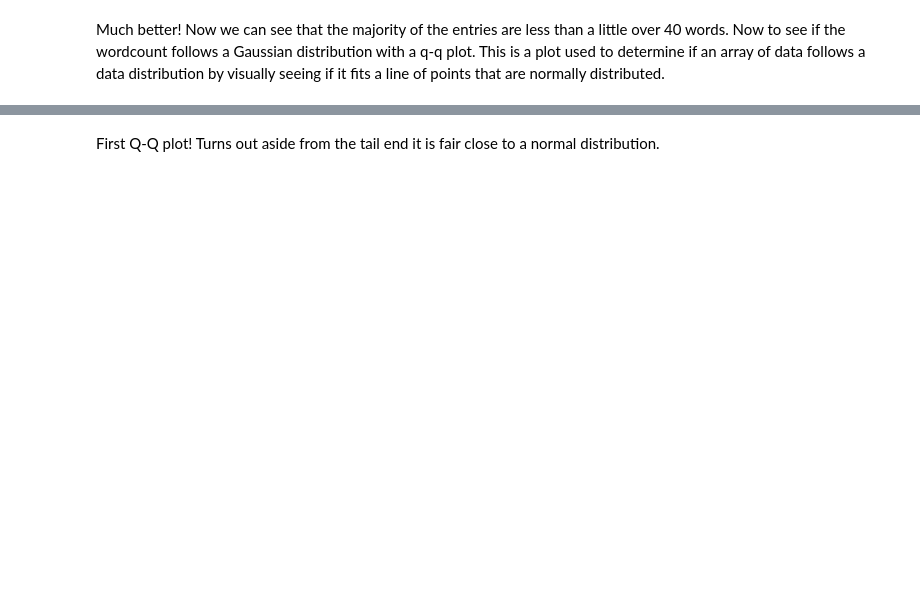
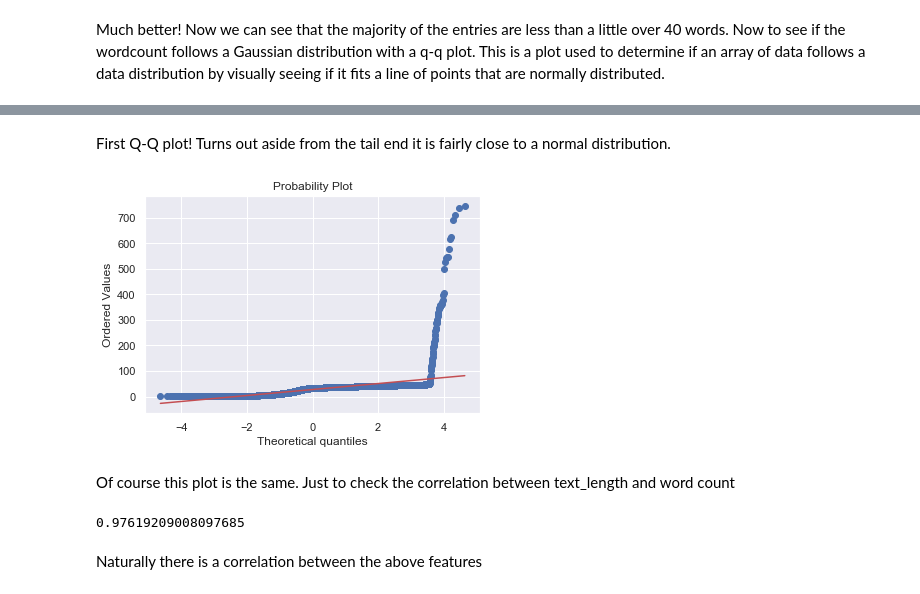
Before and after one commit to JohnDeJesus22/Personality-Text-Classifier, a Jupyter notebook: PTCEDA.ipynb, the cells around one changed output, grey strips where cells are left out. Saved outputs shown, nothing was run; the diff lists cells and outputs as text; code cells hidden in the pictures; blank space fills up the shorter version.

```diff
--- a/PTCEDA.ipynb
+++ b/PTCEDA.ipynb
@@ -358,2 +358,18 @@ pylab.show()
 # %% [markdown]
-First Q-Q plot! Turns out aside from the tail end it is fair close to a normal distribution.
+First Q-Q plot! Turns out aside from the tail end it is fairly close to a normal distribution.
+# %%
+# Q-Q plot for text_length
+temp = df_melt.dropna(subset=['text_length'])
+stats.probplot(temp.wordCount, dist="norm", plot=pylab)
+pylab.show()
+# %% [output]
+[figure, added]
+# %% [markdown]
+Of course this plot is the same. Just to check the correlation between text_length and word count
+# %%
+# confirming correlation of text_length with word count
+df_melt.text_length.corr(df_melt.wordCount)
+# %% [output]
+0.97619209008097685
+# %% [markdown]
+Naturally there is a correlation between the above features
```
Also changed, not shown: parts of 16 cells of this notebook, 1 other file.
